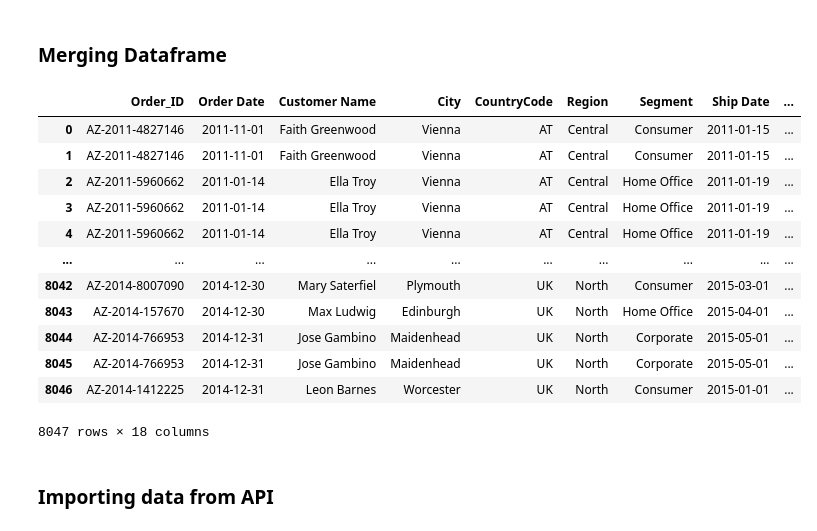
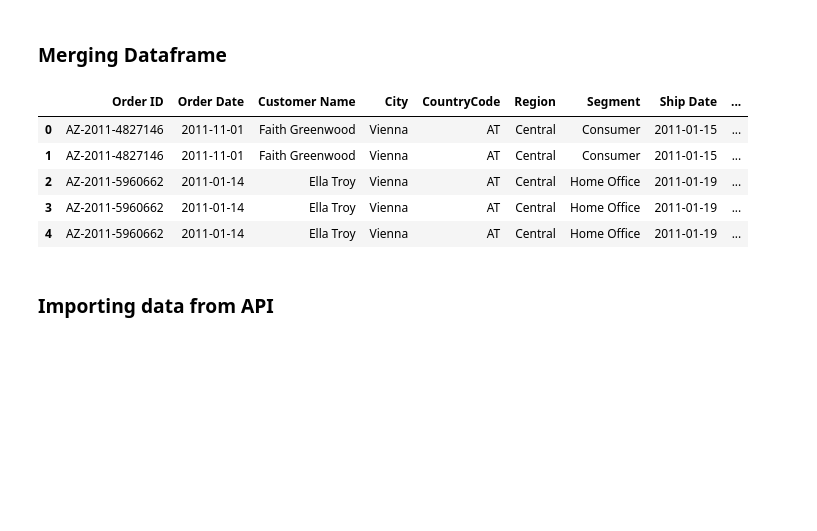
Before and after one commit to cloo-cloo1/UCD-Data-Analytics-for-Marketing, a Jupyter notebook: UCD project Clodagh O Driscoll .ipynb, the cells around one changed output. Drawn from its saved outputs; the diff is of its cells as text; code cells hidden in the pictures; blank space fills up the shorter version.

```diff
--- a/UCD project Clodagh O Driscoll .ipynb
+++ b/UCD project Clodagh O Driscoll .ipynb
@@ -47,22 +49,15 @@ order_breakdown
 ### Merging Dataframe
 # %%
 # Merging dataframes from csv
-combined = pd.merge(order_list, order_breakdown, how='inner', on = 'Order_ID')
-combined
+combined = pd.merge(order_list, order_breakdown, how='inner', on = 'Order ID')
+combined.head()
 # %% [output]
-|  | Order_ID | Order Date | Customer Name | City | CountryCode | Region | Segment | Ship Date | ... |
+|  | Order ID | Order Date | Customer Name | City | CountryCode | Region | Segment | Ship Date | ... |
 | 0 | AZ-2011-4827146 | 2011-11-01 | Faith Greenwood | Vienna | AT | Central | Consumer | 2011-01-15 | ... |
 | 1 | AZ-2011-4827146 | 2011-11-01 | Faith Greenwood | Vienna | AT | Central | Consumer | 2011-01-15 | ... |
 | 2 | AZ-2011-5960662 | 2011-01-14 | Ella Troy | Vienna | AT | Central | Home Office | 2011-01-19 | ... |
 | 3 | AZ-2011-5960662 | 2011-01-14 | Ella Troy | Vienna | AT | Central | Home Office | 2011-01-19 | ... |
 | 4 | AZ-2011-5960662 | 2011-01-14 | Ella Troy | Vienna | AT | Central | Home Office | 2011-01-19 | ... |
-| ... | ... | ... | ... | ... | ... | ... | ... | ... | ... |
-| 8042 | AZ-2014-8007090 | 2014-12-30 | Mary Saterfiel | Plymouth | UK | North | Consumer | 2015-03-01 | ... |
-| 8043 | AZ-2014-157670 | 2014-12-30 | Max Ludwig | Edinburgh | UK | North | Home Office | 2015-04-01 | ... |
-| 8044 | AZ-2014-766953 | 2014-12-31 | Jose Gambino | Maidenhead | UK | North | Corporate | 2015-05-01 | ... |
-| 8045 | AZ-2014-766953 | 2014-12-31 | Jose Gambino | Maidenhead | UK | North | Corporate | 2015-05-01 | ... |
-| 8046 | AZ-2014-1412225 | 2014-12-31 | Leon Barnes | Worcester | UK | North | Consumer | 2015-01-01 | ... |
-8047 rows × 18 columns
 # %% [markdown]
 ### Importing data from API
 # %%
```
Also changed, not shown: parts of 23 cells of this notebook, 6 other files.
